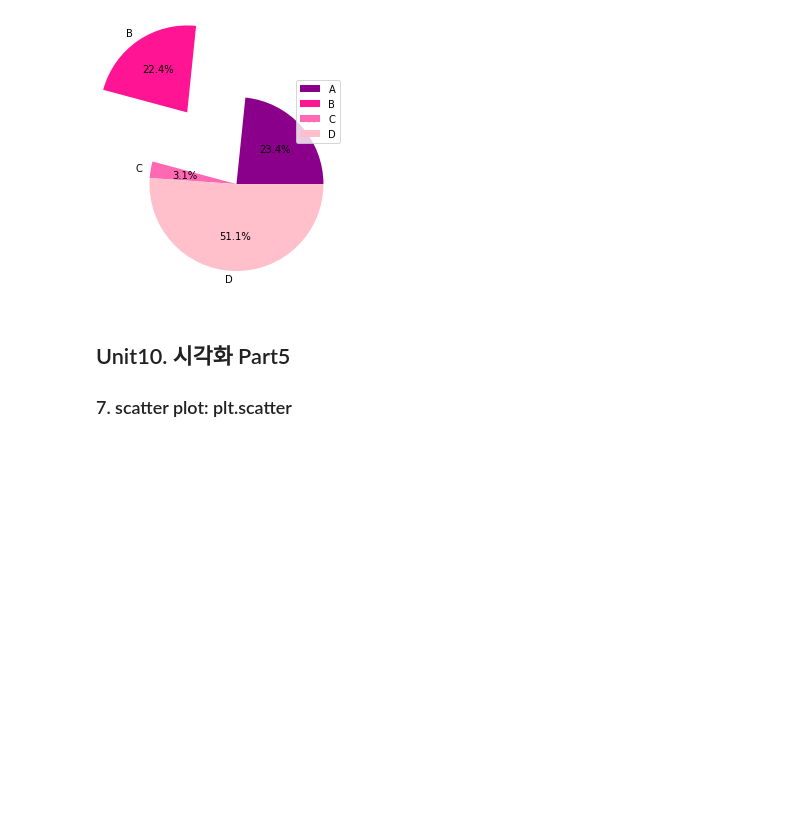
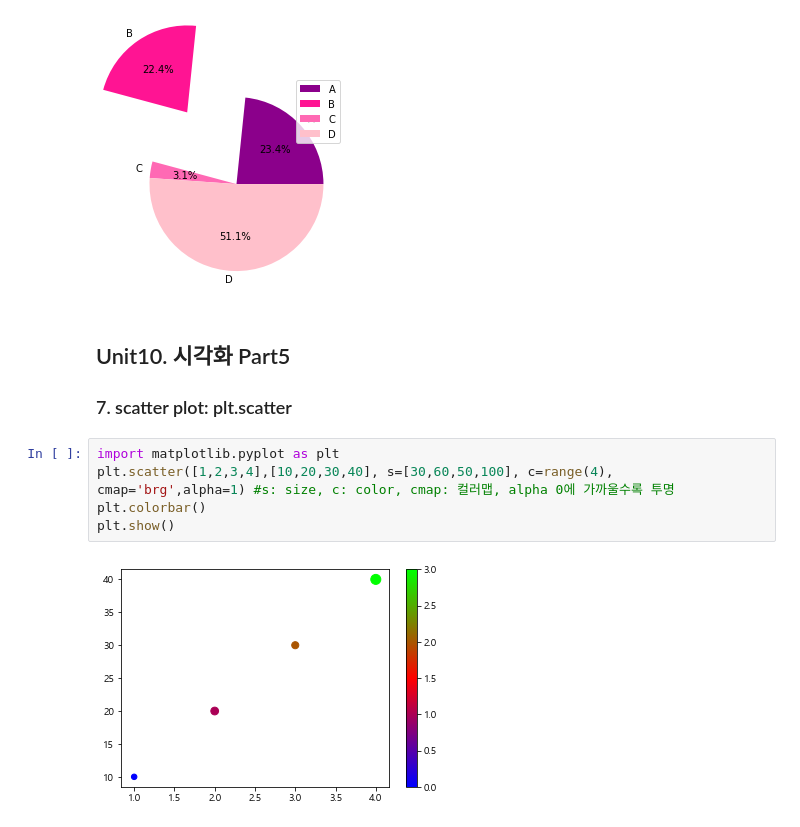
Before and after one commit to arako001/Modupython, a Jupyter notebook: ModuPython_Summary.ipynb, the cells around one changed output. Saved outputs shown, nothing was run; the diff lists cells and outputs as text; blank space fills up the shorter version.

```diff
--- a/ModuPython_Summary.ipynb
+++ b/ModuPython_Summary.ipynb
@@ -102,3 +102,10 @@ plt.show()
 ## Unit10. 시각화 Part5
 
 ### 7. scatter plot: plt.scatter
+# %%
+import matplotlib.pyplot as plt
+plt.scatter([1,2,3,4],[10,20,30,40], s=[30,60,50,100], c=range(4), cmap='brg',alpha=1) #s: size, c: color, cmap: 컬러맵, alpha 0에 가까울수록 투명
+plt.colorbar()
+plt.show()
+# %% [output]
+[figure, added]
```
Also changed, not shown: parts of 22 cells of this notebook.
